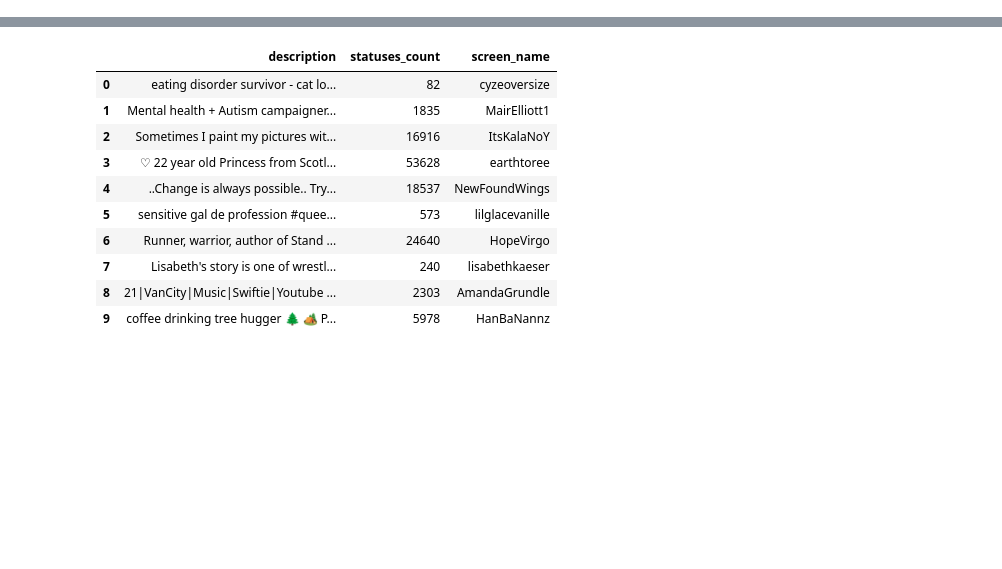
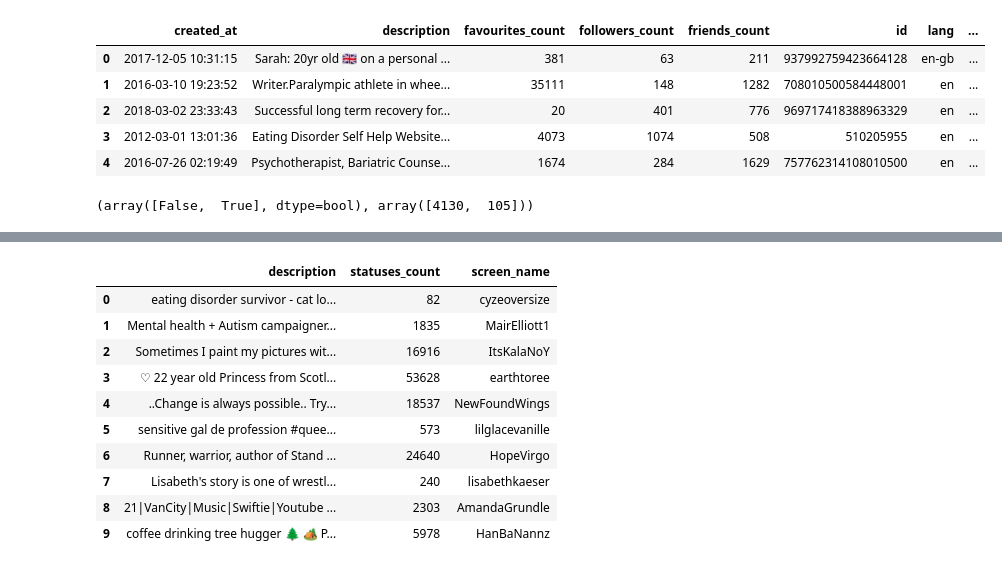
Before and after one commit to detectAna/detectAna, a Jupyter notebook: exploratory_analysis/data_analysis.ipynb, the cells around one changed output, grey strips where cells are left out. Cells and saved outputs as stored; diff of their text form; code cells hidden in the pictures; blank space fills up the shorter version.

```diff
--- a/exploratory_analysis/data_analysis.ipynb
+++ b/exploratory_analysis/data_analysis.ipynb
@@ -7,0 +15,13 @@ import matplotlib.pyplot as plot
+# %%
+user_info_all.head()
+# %% [output]
+|  | created_at | description | favourites_count | followers_count | friends_count | id | lang | ... |
+| 0 | 2017-12-05 10:31:15 | Sarah: 20yr old 🇬🇧 on a personal ... | 381 | 63 | 211 | 937992759423664128 | en-gb | ... |
+| 1 | 2016-03-10 19:23:52 | Writer.Paralympic athlete in whee... | 35111 | 148 | 1282 | 708010500584448001 | en | ... |
+| 2 | 2018-03-02 23:33:43 | Successful long term recovery for... | 20 | 401 | 776 | 969717418388963329 | en | ... |
+| 3 | 2012-03-01 13:01:36 | Eating Disorder Self Help Website... | 4073 | 1074 | 508 | 510205955 | en | ... |
+| 4 | 2016-07-26 02:19:49 | Psychotherapist, Bariatric Counse... | 1674 | 284 | 1629 | 757762314108010500 | en | ... |
+# %%
+np.unique(user_info_all.verified, return_counts=True)
+# %% [output]
+(array([False,  True], dtype=bool), array([4130,  105]))
```
Also changed, not shown: parts of 15 cells of this notebook.
